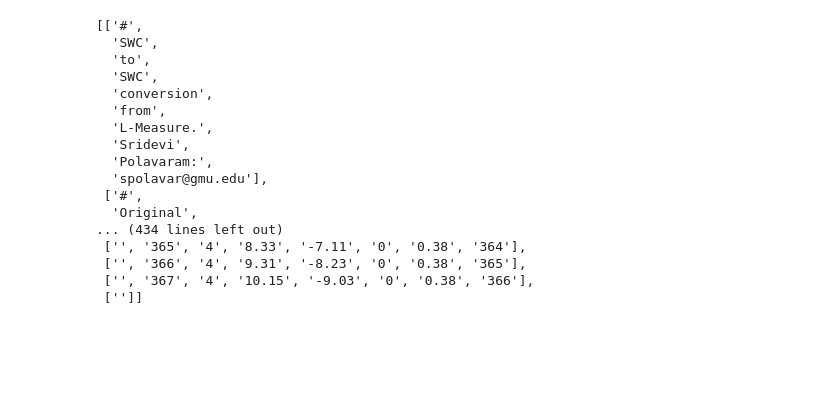
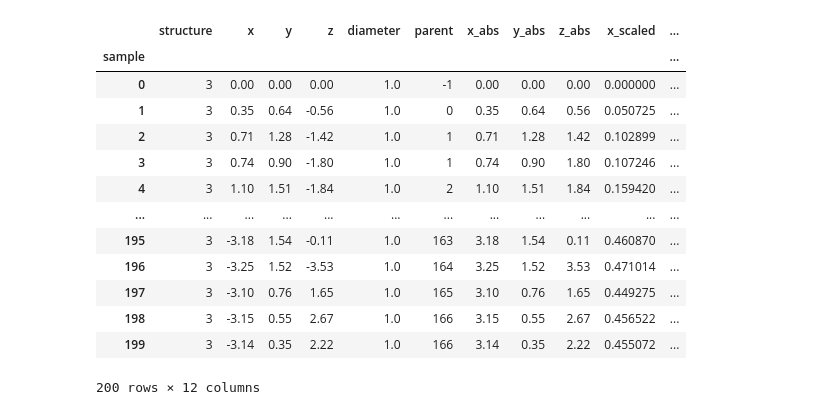
Before and after one commit to ellismith/morphvae, a Jupyter notebook: neuron_sizes.ipynb, the cells around one changed output. Drawn from its saved outputs; the diff is of its cells as text; code cells hidden in the pictures; blank space fills up the shorter version.

```diff
--- a/neuron_sizes.ipynb
+++ b/neuron_sizes.ipynb
@@ -46,20 +36,0 @@ data_list = [line.split(" ") for line in data]
-# %%
-data_list
-# %% [output]
-[['#',
-  'SWC',
-  'to',
-  'SWC',
-  'conversion',
-  'from',
-  'L-Measure.',
-  'Sridevi',
-  'Polavaram:',
-  'spolavar@gmu.edu'],
- ['#',
-  'Original',
-... (434 lines left out)
- ['', '365', '4', '8.33', '-7.11', '0', '0.38', '364'],
- ['', '366', '4', '9.31', '-8.23', '0', '0.38', '365'],
- ['', '367', '4', '10.15', '-9.03', '0', '0.38', '366'],
- ['']]
@@ -65,0 +53,34 @@ data_list
+# %%
+def apply_scale(df):  #, x, y, z):
+    # scale the x, y, z values so they range [0,1]
+    df['x_abs'] = df['x'].abs()
+    df['y_abs'] = df['y'].abs()
+    df['z_abs'] = df['z'].abs()
+
+    scaler = MinMaxScaler()
+    df['x_scaled'] = scaler.fit_transform(np.array(df['x_abs']).reshape(-1, 1))
+    df['y_scaled'] = scaler.fit_transform(np.array(df['y_abs']).reshape(-1, 1))
+    df['z_scaled'] = scaler.fit_transform(np.array(df['z_abs']).reshape(-1, 1))
+    # assert that final result has mean abs value of 1 in each dim column
+
+    return df
+# %%
+df_toy_scaled = apply_scale(df_toy)
+df_urban_scaled = apply_scale(df_urban)
+# %%
+df_toy_scaled
+# %% [output]
+|  | structure | x | y | z | diameter | parent | x_abs | y_abs | z_abs | x_scaled | ... |
+| sample |  |  |  |  |  |  |  |  |  |  | ... |
+| 0 | 3 | 0.00 | 0.00 | 0.00 | 1.0 | -1 | 0.00 | 0.00 | 0.00 | 0.000000 | ... |
+| 1 | 3 | 0.35 | 0.64 | -0.56 | 1.0 | 0 | 0.35 | 0.64 | 0.56 | 0.050725 | ... |
+| 2 | 3 | 0.71 | 1.28 | -1.42 | 1.0 | 1 | 0.71 | 1.28 | 1.42 | 0.102899 | ... |
+| 3 | 3 | 0.74 | 0.90 | -1.80 | 1.0 | 1 | 0.74 | 0.90 | 1.80 | 0.107246 | ... |
+| 4 | 3 | 1.10 | 1.51 | -1.84 | 1.0 | 2 | 1.10 | 1.51 | 1.84 | 0.159420 | ... |
+| ... | ... | ... | ... | ... | ... | ... | ... | ... | ... | ... | ... |
+| 195 | 3 | -3.18 | 1.54 | -0.11 | 1.0 | 163 | 3.18 | 1.54 | 0.11 | 0.460870 | ... |
+| 196 | 3 | -3.25 | 1.52 | -3.53 | 1.0 | 164 | 3.25 | 1.52 | 3.53 | 0.471014 | ... |
+| 197 | 3 | -3.10 | 0.76 | 1.65 | 1.0 | 165 | 3.10 | 0.76 | 1.65 | 0.449275 | ... |
+| 198 | 3 | -3.15 | 0.55 | 2.67 | 1.0 | 166 | 3.15 | 0.55 | 2.67 | 0.456522 | ... |
+| 199 | 3 | -3.14 | 0.35 | 2.22 | 1.0 | 166 | 3.14 | 0.35 | 2.22 | 0.455072 | ... |
+200 rows × 12 columns
```
Also changed, not shown: parts of 10 cells of this notebook.
